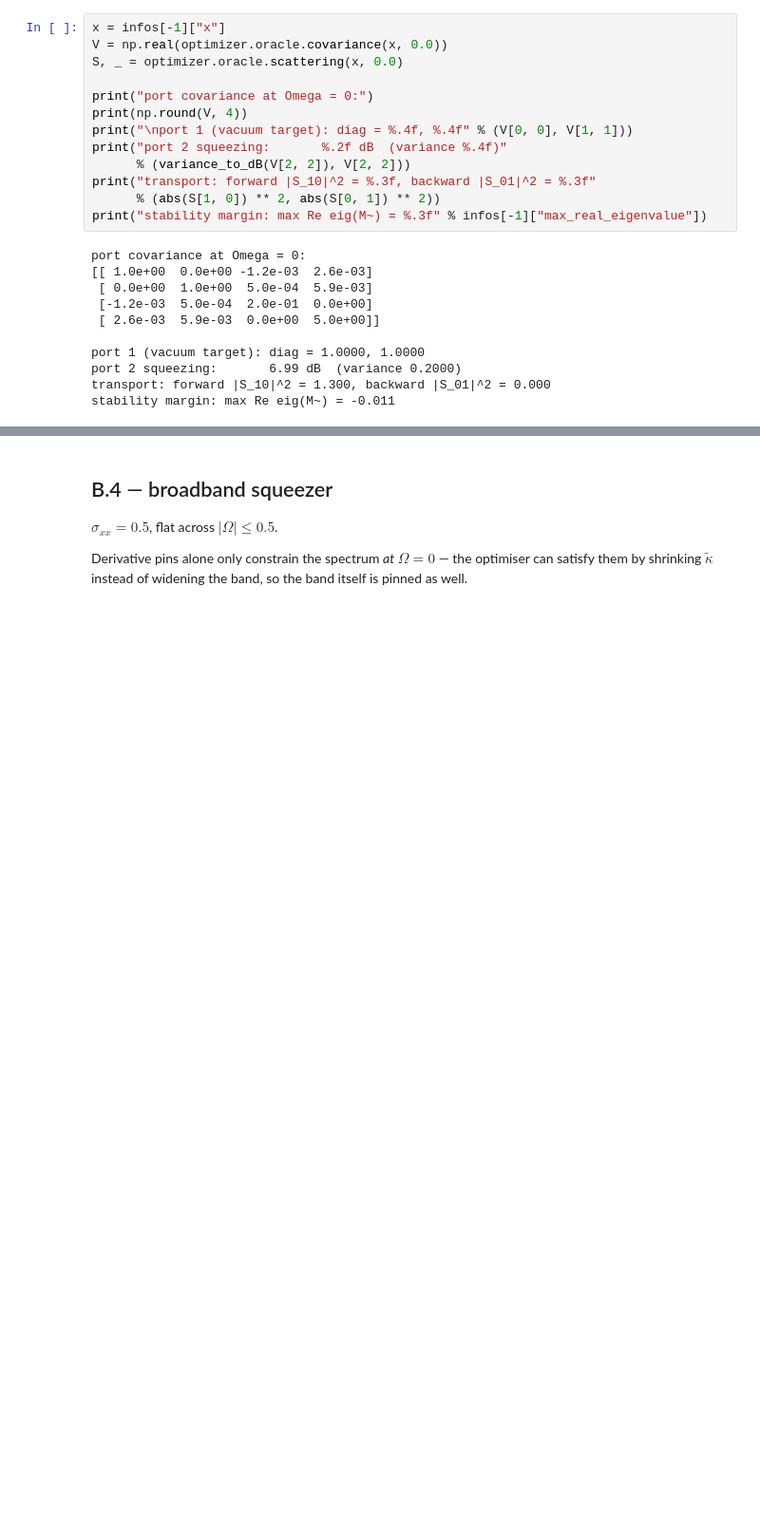
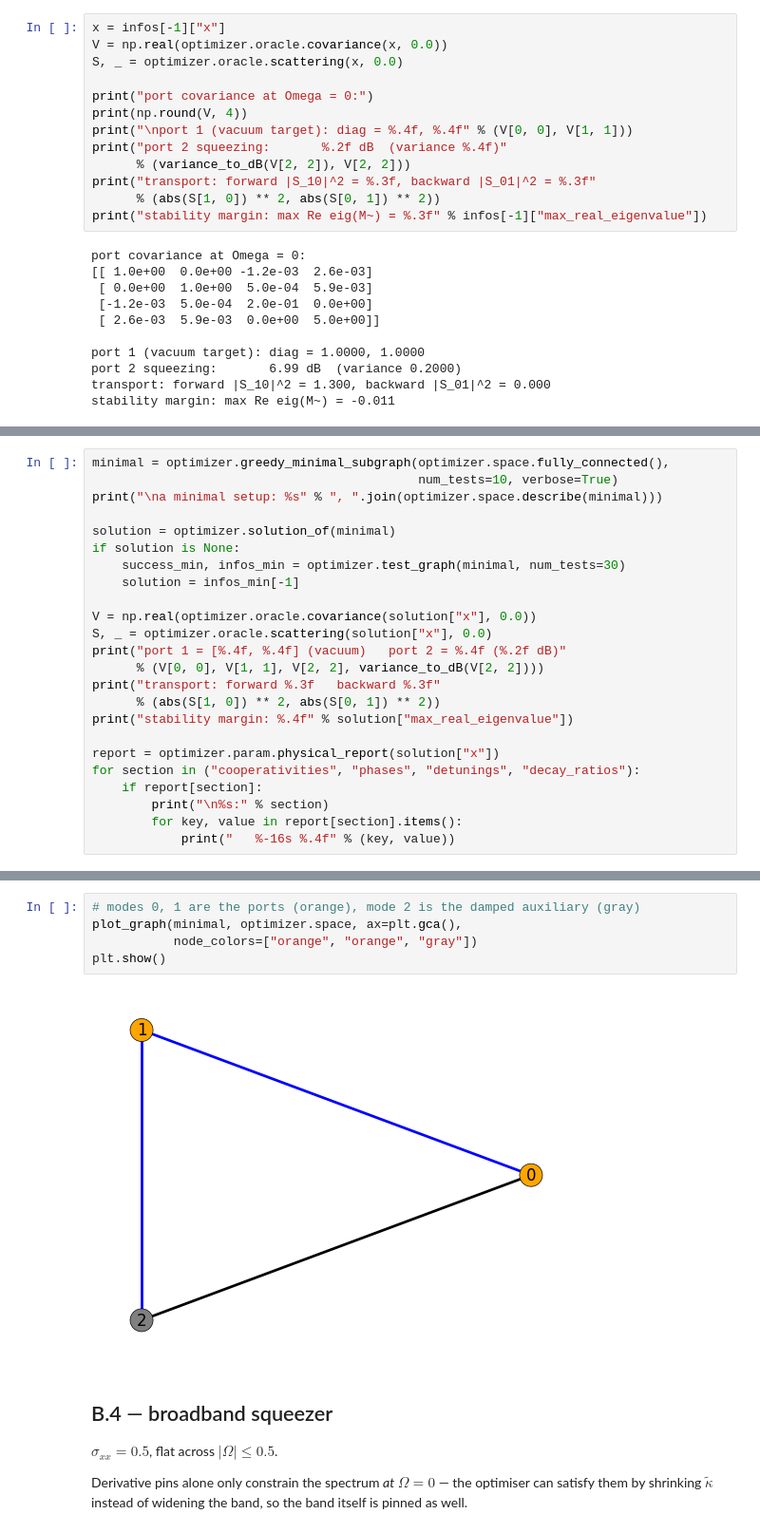
Before and after one commit to Fouriersaur/AutoGaussian, a Jupyter notebook: autogaussian/2_directional_and_broadband.ipynb, the cells around one changed output, grey strips where cells are left out. Shown at 95% size. Drawn from its saved outputs; the diff is of its cells as text; blank space fills up the shorter version.

```diff
--- a/autogaussian/2_directional_and_broadband.ipynb
+++ b/autogaussian/2_directional_and_broadband.ipynb
@@ -81,0 +97,24 @@ stability margin: max Re eig(M~) = -0.011
+# %%
+minimal = optimizer.greedy_minimal_subgraph(optimizer.space.fully_connected(),
+                                            num_tests=10, verbose=True)
+print("\na minimal setup: %s" % ", ".join(optimizer.space.describe(minimal)))
+
+solution = optimizer.solution_of(minimal)
+if solution is None:
+    success_min, infos_min = optimizer.test_graph(minimal, num_tests=30)
+    solution = infos_min[-1]
+
+V = np.real(optimizer.oracle.covariance(solution["x"], 0.0))
+S, _ = optimizer.oracle.scattering(solution["x"], 0.0)
+print("port 1 = [%.4f, %.4f] (vacuum)   port 2 = %.4f (%.2f dB)"
+      % (V[0, 0], V[1, 1], V[2, 2], variance_to_dB(V[2, 2])))
+print("transport: forward %.3f   backward %.3f"
+      % (abs(S[1, 0]) ** 2, abs(S[0, 1]) ** 2))
+print("stability margin: %.4f" % solution["max_real_eigenvalue"])
+
+report = optimizer.param.physical_report(solution["x"])
+for section in ("cooperativities", "phases", "detunings", "decay_ratios"):
+    if report[section]:
+        print("\n%s:" % section)
+        for key, value in report[section].items():
+            print("   %-16s %.4f" % (key, value))
@@ -82,3 +139,10 @@ stability margin: max Re eig(M~) = -0.011
+# %%
+# modes 0, 1 are the ports (orange), mode 2 is the damped auxiliary (gray)
+plot_graph(minimal, optimizer.space, ax=plt.gca(),
+           node_colors=["orange", "orange", "gray"])
+plt.show()
+# %% [output]
+[figure, added]
 # %% [markdown]
 
 ## B.4 &mdash; broadband squeezer
```
Also changed, not shown: parts of 8 cells of this notebook, 4 other files.
